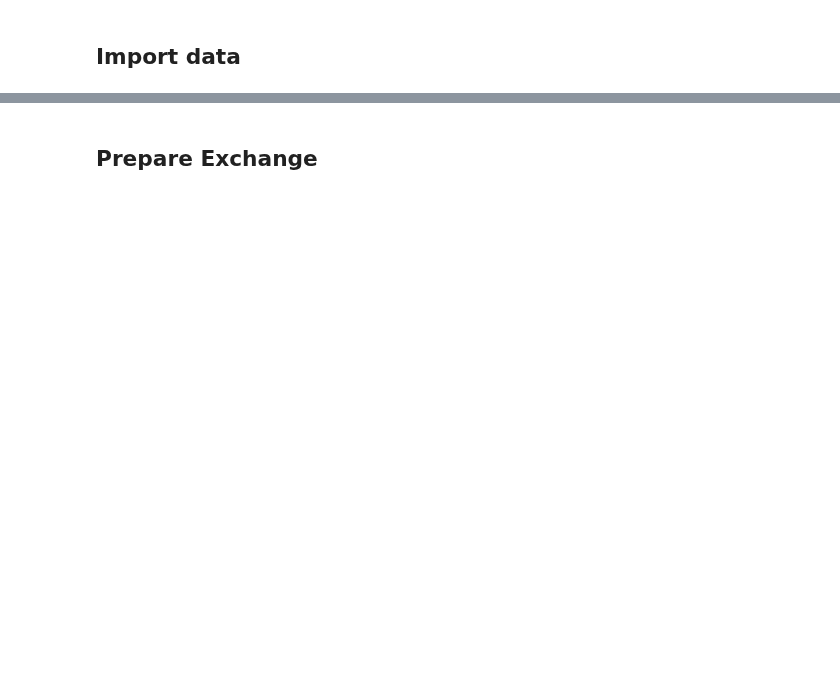
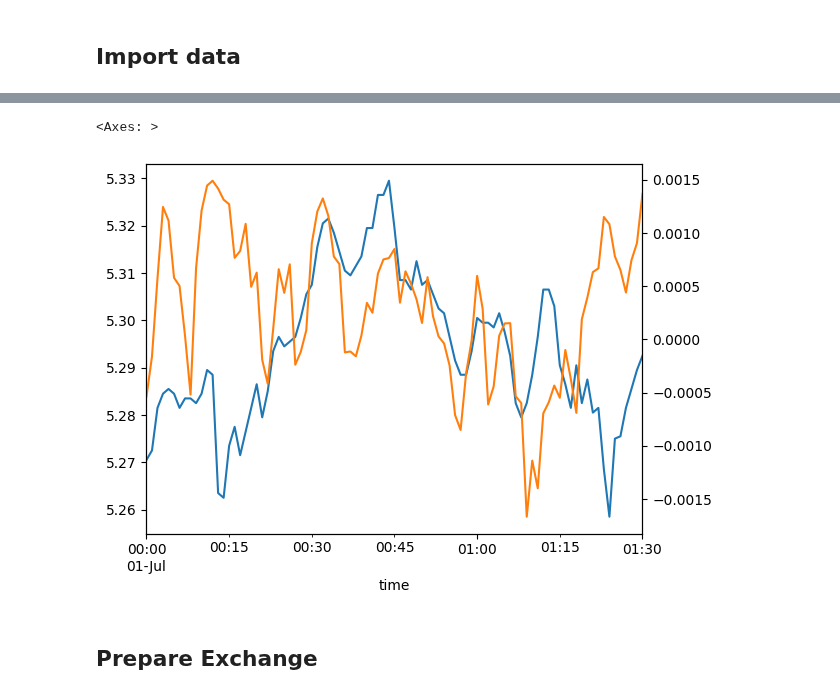
Before and after one commit to jaNGOB/pySimX, a Jupyter notebook: pySimX/examples/Multi-Asset TOB Example.ipynb, the cells around one changed output, grey strips where cells are left out. Cells and saved outputs as stored; diff of their text form; code cells hidden in the pictures; blank space fills up the shorter version.

```diff
--- a/pySimX/examples/Multi-Asset TOB Example.ipynb
+++ b/pySimX/examples/Multi-Asset TOB Example.ipynb
@@ -53,3 +156,9 @@ trades = get_data(trades_list)
+# %%
+predictions.resample('1T').median().mid_x.plot()
+predictions.resample('1T').median().error.plot(secondary_y=True)
+# %% [output]
+<Axes: >
+[figure, added]
 # %% [markdown]
 ## Prepare Exchange
 # %%
```
Also changed, not shown: parts of 42 cells of this notebook, 2 other files.
